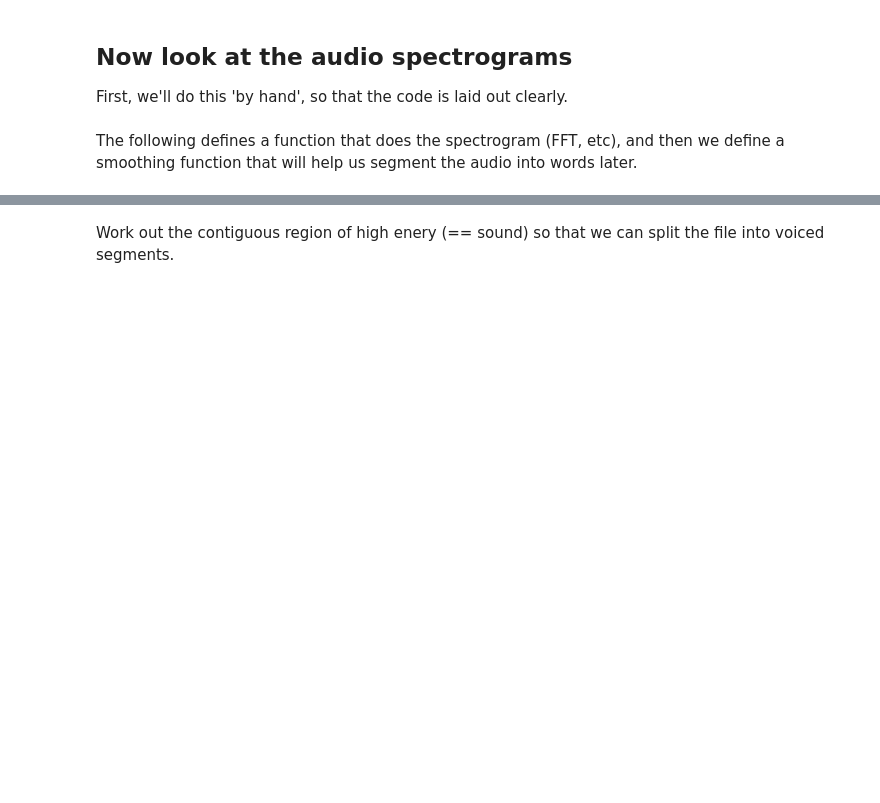
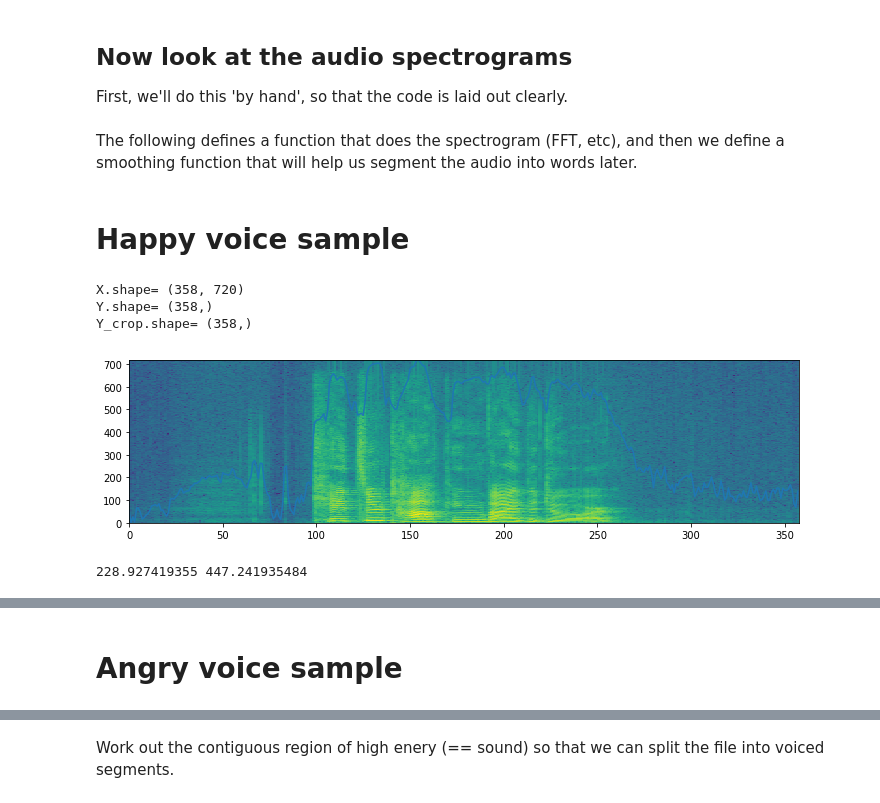
Before and after one commit to sushantjha8/voice_emotion_AI, a Jupyter notebook: Voice_Sentiment_Data.ipynb, the cells around one changed output, grey strips where cells are left out. Drawn from its saved outputs; the diff is of its cells as text; code cells hidden in the pictures; blank space fills up the shorter version.

Commit message:
Add more audio samples

```diff
--- a/Voice_Sentiment_Data.ipynb
+++ b/Voice_Sentiment_Data.ipynb
@@ -84,7 +83,7 @@ Wrote './Datasets/happy/03-01-03-01-01-01-02-cropped.wav'
 
 First, we'll do this 'by hand', so that the code is laid out clearly.
 # %%
-f = './Datasets/happy/03-01-03-01-01-01-02-cropped.wav'
+f = './Datasets/happy/03-01-03-01-01-01-02.wav'
 # %% [markdown]
 The following defines a function that does the spectrogram (FFT, etc), and then we define a smoothing function that will help us segment the audio into words later.
 # %%
@@ -127,3 +126,46 @@ def smooth(x, window_len=31):  # , window='hanning'
     s = np.r_[ np.zeros( ((window_len-1)//2,) ), x, np.zeros( ((window_len-1)//2,) ) ]
     w=np.hamming(window_len)
     return np.convolve(w/w.sum(), s, mode='valid') #[window_len-1 : -(window_len-1) ]
+# %% [markdown]
+# Happy voice sample
+# %%
+X = spectrogram(f)
+print("X.shape=", X.shape)
+
+#Y = np.std(X, axis=1)
+Y = np.max(X, axis=1)
+Y_min = np.min(Y)
+Y_range = Y.max()-Y_min
+Y = (Y - Y_min)/Y_range
+
+print("Y.shape=", Y.shape)
+
+Y_crop = np.where(Y>0.25, 1.0, 0.0)
+
+# Apply some smoothing
+Y_crop = smooth(Y_crop)
+
+Y_crop = np.where(Y_crop>0.01, 1.0, 0.0)
+print("Y_crop.shape=", Y_crop.shape)
+
+plt.figure(figsize=(12,3))
+plt.imshow(X.T, interpolation='nearest', origin='lower', aspect='auto')
+plt.xlim(xmin=0)
+plt.ylim(ymin=0)
+
+plt.plot(Y * X.shape[1])
+
+# plt.plot(Y_crop * X.shape[1])
+
+plt.show()
+#Y.min(), Y.max()
+#X[100,:]
+print( np.argmin(X)/248, np.argmax(X)/248 )
+
+audio_playback_widget(f)
+# %% [output]
+X.shape= (358, 720)
+Y.shape= (358,)
+Y_crop.shape= (358,)
+[figure, added]
+228.927419355 447.241935484
@@ -129,0 +173,2 @@ def smooth(x, window_len=31):  # , window='hanning'
+# %% [markdown]
+# Angry voice sample
```
Also changed, not shown: parts of 14 cells of this notebook.
